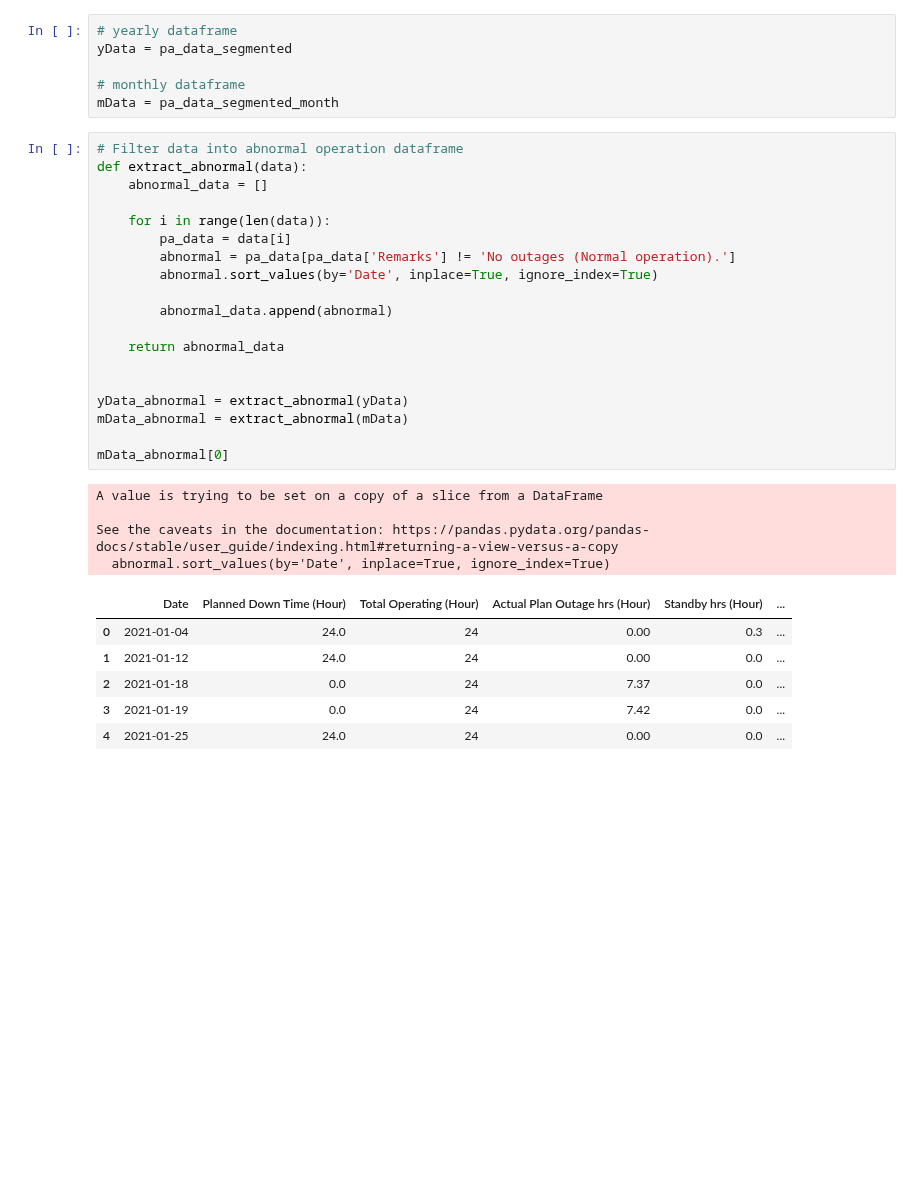
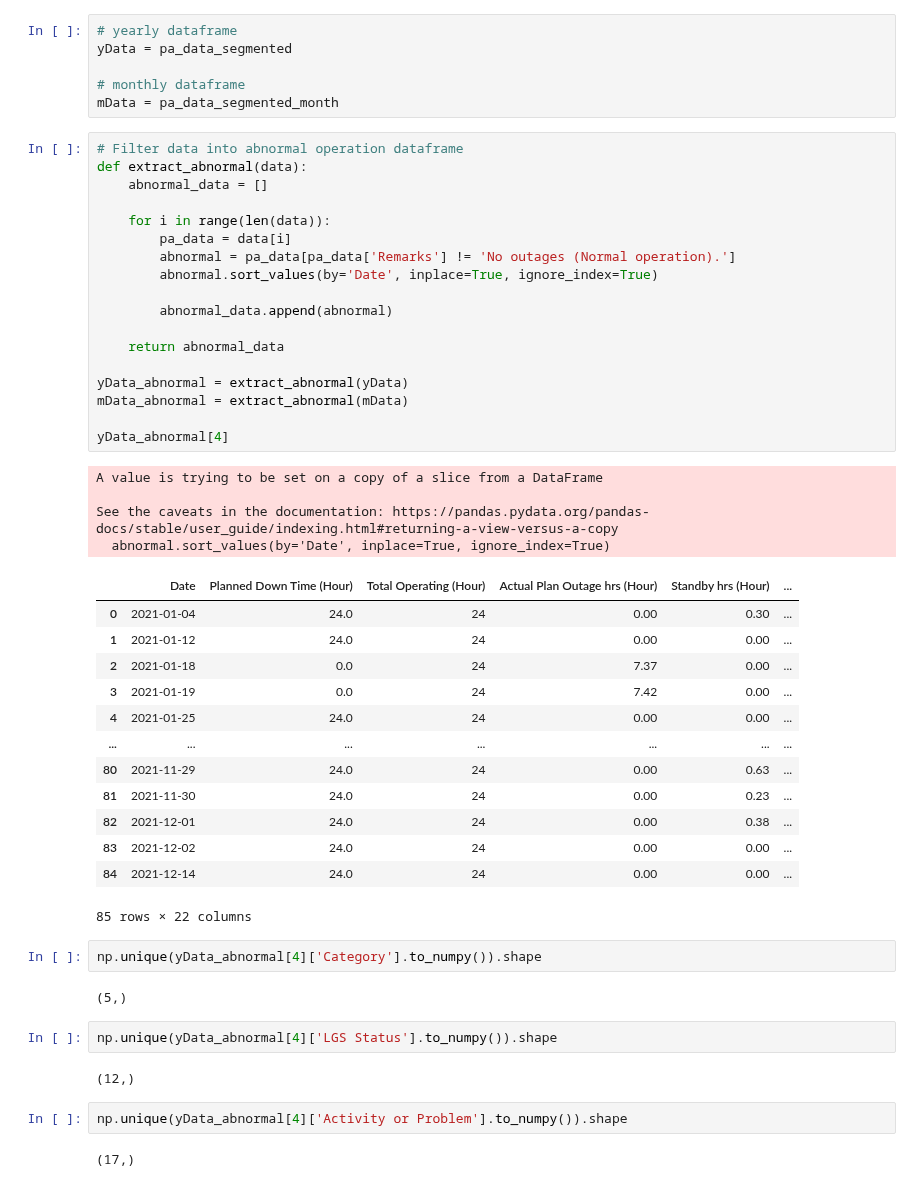
Before and after one commit to mekatronik-achmadi/Predict-CBM, a Jupyter notebook: Vale/Docs/DataPA/pa_data_analysis.ipynb, the cells around one changed output. Drawn from its saved outputs; the diff is of its cells as text; blank space fills up the shorter version.

Commit message:
update on PA Data analysis

```diff
--- a/Vale/Docs/DataPA/pa_data_analysis.ipynb
+++ b/Vale/Docs/DataPA/pa_data_analysis.ipynb
@@ -409,30 +409,48 @@ mData = pa_data_segmented_month
 # %%
 # Filter data into abnormal operation dataframe
 def extract_abnormal(data):
     abnormal_data = []
 
     for i in range(len(data)):
         pa_data = data[i]
         abnormal = pa_data[pa_data['Remarks'] != 'No outages (Normal operation).']
         abnormal.sort_values(by='Date', inplace=True, ignore_index=True)
 
         abnormal_data.append(abnormal)
 
     return abnormal_data
 
-
 yData_abnormal = extract_abnormal(yData)
 mData_abnormal = extract_abnormal(mData)
 
-mData_abnormal[0]
+yData_abnormal[4]
 # %% [output]
 A value is trying to be set on a copy of a slice from a DataFrame
 
 See the caveats in the documentation: https://pandas.pydata.org/pandas-docs/stable/user_guide/indexing.html#returning-a-view-versus-a-copy
   abnormal.sort_values(by='Date', inplace=True, ignore_index=True)
 |  | Date | Planned Down Time (Hour) | Total Operating (Hour) | Actual Plan Outage hrs (Hour) | Standby hrs (Hour) | ... |
-| 0 | 2021-01-04 | 24.0 | 24 | 0.00 | 0.3 | ... |
-| 1 | 2021-01-12 | 24.0 | 24 | 0.00 | 0.0 | ... |
-| 2 | 2021-01-18 | 0.0 | 24 | 7.37 | 0.0 | ... |
-| 3 | 2021-01-19 | 0.0 | 24 | 7.42 | 0.0 | ... |
-| 4 | 2021-01-25 | 24.0 | 24 | 0.00 | 0.0 | ... |
+| 0 | 2021-01-04 | 24.0 | 24 | 0.00 | 0.30 | ... |
+| 1 | 2021-01-12 | 24.0 | 24 | 0.00 | 0.00 | ... |
+| 2 | 2021-01-18 | 0.0 | 24 | 7.37 | 0.00 | ... |
+| 3 | 2021-01-19 | 0.0 | 24 | 7.42 | 0.00 | ... |
+| 4 | 2021-01-25 | 24.0 | 24 | 0.00 | 0.00 | ... |
+| ... | ... | ... | ... | ... | ... | ... |
+| 80 | 2021-11-29 | 24.0 | 24 | 0.00 | 0.63 | ... |
+| 81 | 2021-11-30 | 24.0 | 24 | 0.00 | 0.23 | ... |
+| 82 | 2021-12-01 | 24.0 | 24 | 0.00 | 0.38 | ... |
+| 83 | 2021-12-02 | 24.0 | 24 | 0.00 | 0.00 | ... |
+| 84 | 2021-12-14 | 24.0 | 24 | 0.00 | 0.00 | ... |
+85 rows × 22 columns
+# %%
+np.unique(yData_abnormal[4]['Category'].to_numpy()).shape
+# %% [output]
+(5,)
+# %%
+np.unique(yData_abnormal[4]['LGS Status'].to_numpy()).shape
+# %% [output]
+(12,)
+# %%
+np.unique(yData_abnormal[4]['Activity or Problem'].to_numpy()).shape
+# %% [output]
+(17,)
```
Also changed, not shown: parts of 5 cells of this notebook, 9 other files.
